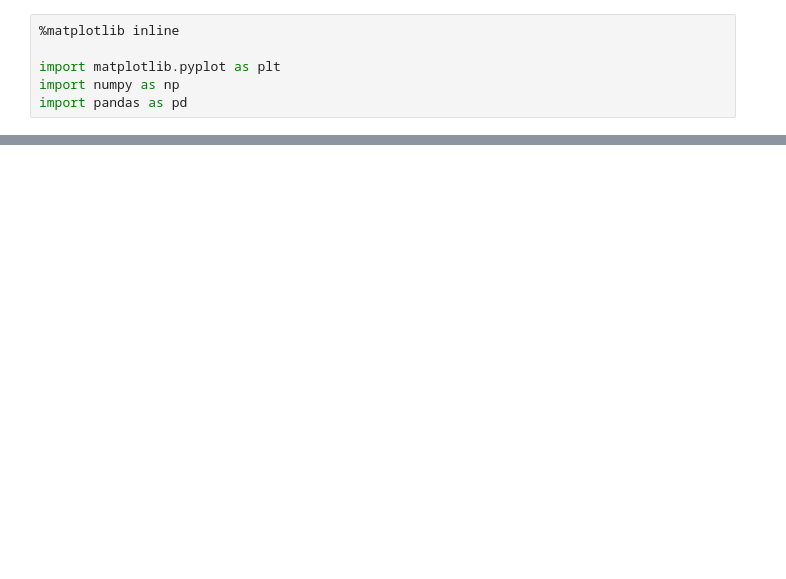
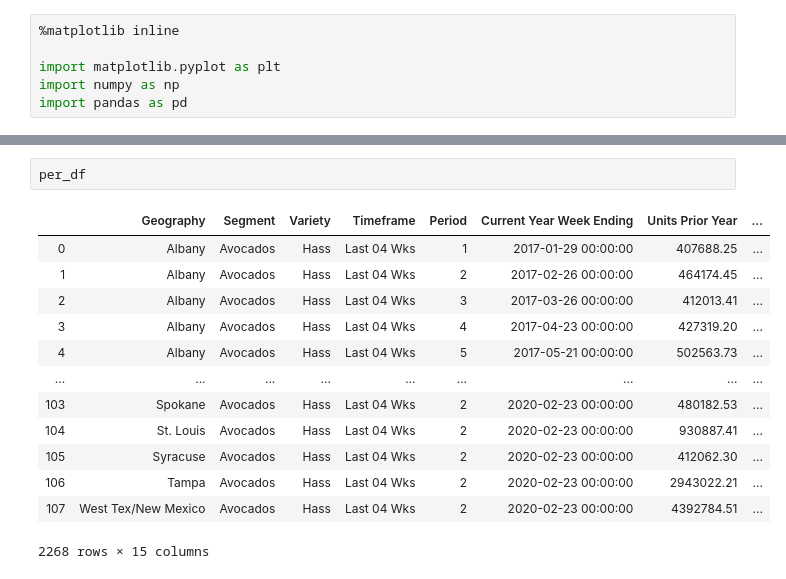
Before and after one commit to schwenkd/avo-analysis, a Jupyter notebook: avo_eda.ipynb, the cells around one changed output, grey strips where cells are left out. Saved outputs shown, nothing was run; the diff lists cells and outputs as text; blank space fills up the shorter version.

```diff
--- a/avo_eda.ipynb
+++ b/avo_eda.ipynb
@@ -106,0 +133,16 @@ vol_2019_df
+# %%
+per_df
+# %% [output]
+|  | Geography | Segment | Variety | Timeframe | Period | Current Year Week Ending | Units Prior Year | ... |
+| 0 | Albany | Avocados | Hass | Last 04 Wks | 1 | 2017-01-29 00:00:00 | 407688.25 | ... |
+| 1 | Albany | Avocados | Hass | Last 04 Wks | 2 | 2017-02-26 00:00:00 | 464174.45 | ... |
+| 2 | Albany | Avocados | Hass | Last 04 Wks | 3 | 2017-03-26 00:00:00 | 412013.41 | ... |
+| 3 | Albany | Avocados | Hass | Last 04 Wks | 4 | 2017-04-23 00:00:00 | 427319.20 | ... |
+| 4 | Albany | Avocados | Hass | Last 04 Wks | 5 | 2017-05-21 00:00:00 | 502563.73 | ... |
+| ... | ... | ... | ... | ... | ... | ... | ... | ... |
+| 103 | Spokane | Avocados | Hass | Last 04 Wks | 2 | 2020-02-23 00:00:00 | 480182.53 | ... |
+| 104 | St. Louis | Avocados | Hass | Last 04 Wks | 2 | 2020-02-23 00:00:00 | 930887.41 | ... |
+| 105 | Syracuse | Avocados | Hass | Last 04 Wks | 2 | 2020-02-23 00:00:00 | 412062.30 | ... |
+| 106 | Tampa | Avocados | Hass | Last 04 Wks | 2 | 2020-02-23 00:00:00 | 2943022.21 | ... |
+| 107 | West Tex/New Mexico | Avocados | Hass | Last 04 Wks | 2 | 2020-02-23 00:00:00 | 4392784.51 | ... |
+2268 rows × 15 columns
```
Also changed, not shown: parts of 17 cells of this notebook, 19 other files.
